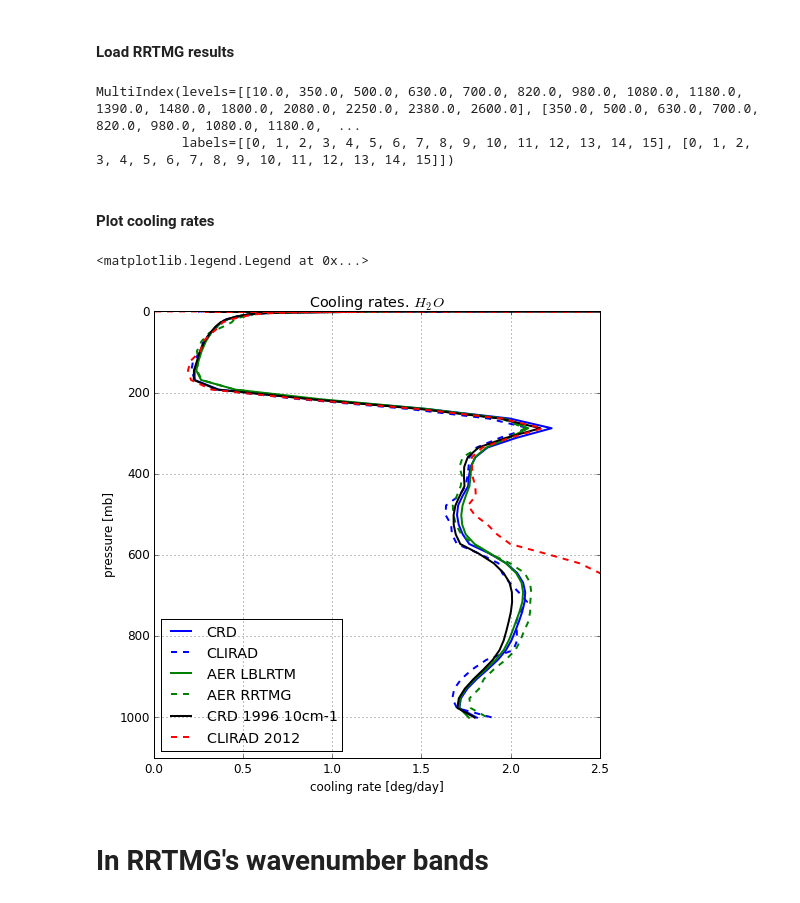
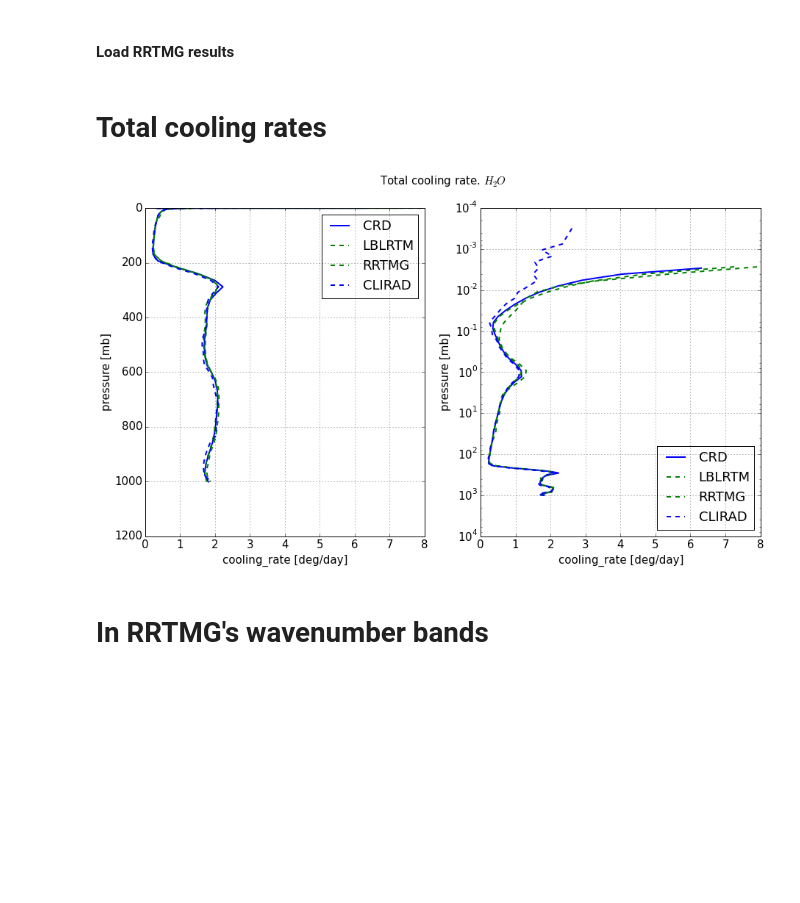
Before and after one commit to qAp/offline_radiation_notebooks, a Jupyter notebook: longwave_mls_H2O_tmp.ipynb, the cells around one changed output. Saved outputs shown, nothing was run; the diff lists cells and outputs as text; code cells hidden in the pictures; blank space fills up the shorter version.

Commit message:
refactor code to plot total cooling rate for mls H2O

```diff
--- a/longwave_mls_H2O_tmp.ipynb
+++ b/longwave_mls_H2O_tmp.ipynb
@@ -103,49 +81,36 @@ pres_rrtmg = .5 * (outrad.values[1:, 0] + outrad.values[:-1, 0])
-# %%
-pnl_rrtmg.items
-# %% [output]
-MultiIndex(levels=[[10.0, 350.0, 500.0, 630.0, 700.0, 820.0, 980.0, 1080.0, 1180.0, 1390.0, 1480.0, 1800.0, 2080.0, 2250.0, 2380.0, 2600.0], [350.0, 500.0, 630.0, 700.0, 820.0, 980.0, 1080.0, 1180.0,  ...
-           labels=[[0, 1, 2, 3, 4, 5, 6, 7, 8, 9, 10, 11, 12, 13, 14, 15], [0, 1, 2, 3, 4, 5, 6, 7, 8, 9, 10, 11, 12, 13, 14, 15]])
 # %% [markdown]
-#### Plot cooling rates
+# Total cooling rates
-# %%
-matplotlib.rcParams.update({'font.size': 12.})
-fig = plt.figure(figsize = (8, 8))
-
-ax = fig.add_subplot(111,\
-                     xlabel = 'cooling rate [deg/day]', xlim = [0, 2.5],
-                     ylabel = 'pressure [mb]', ylim = [1e-4, 1.1e3],
-                     title = 'Cooling rates. $H_2O$')
-
-#items = [ax.xaxis.label, ax.yaxis.label] + ax.get_xticklabels() + ax.get_yticklabels()
-#[item.set_fontsize(20) for item in items]
-
-lines = ax.plot(cor_lbl, pres_lbl, \
-                    cor_clirad, pres_clirad,
-                    cor_lblrtm, pres_lblrtm,
-                    cor_rrtmg, pres_rrtmg,
-                    cor_crd1, pres_crd1,
-                    rateT_clirad2012['cooling rates'], rateT_clirad2012['pressure'],)
-
-ax.set_yscale('linear')
-
-plt.grid(b = True)
-plt.gca().invert_yaxis()
-
-colours = ['b'] * 2 + ['g'] * 2 + ['k'] + ['r']
-linestyles = ['-', '--', '-', '--', '-', '--']
-[plt.setp(line, color = colour, linestyle = linestyle, linewidth = 2.) \
- for line, colour, linestyle in zip(lines, colours, linestyles) ]
-
-plt.legend(['CRD', 'CLIRAD',
-            'AER LBLRTM', 'AER RRTMG',
-            'CRD 1996 10cm-1',
-           'CLIRAD 2012'], loc = 'best')
-
-
-#plt.savefig('cor_mls_H2O_lineary.png')
-# %% [output]
-<matplotlib.legend.Legend at 0x...>
-[figure, removed]
+# %%
+def plot_total_cooling_rates(infos_wavenumber = None, infos_spectralband = None):
+    global molecule_name
+
+    names_wavenumber, colours_wavenumber, linestyles_wavenumber, pnls_wavenumber = \
+    map(list, zip(*infos_wavenumber))
+
+    dfs_wavenumber = [aeranalyse.sum_OUTPUT_RADSUM_over_wbands(pnl, V1 = 0, V2 = 3000) \
+                      for pnl in pnls_wavenumber]
+
+    names_spectralband, colours_spectralband, linestyles_spectralband, pnls_spectralband = \
+    map(list, zip(*infos_spectralband))
+
+    dfs_spectralband = [cliradanalyse.sum_OUTPUT_CLIRAD_over_wbands(pnl, wbands = range(1, 11))\
+                       for pnl in pnls_spectralband]
+
+    viz.plot_pres_vs_hrcr(dfs = dfs_wavenumber + dfs_spectralband,
+                          names = names_wavenumber + names_spectralband,
+                          linestyles = linestyles_wavenumber + linestyles_spectralband,
+                          colours = colours_wavenumber + colours_spectralband,
+                          title = 'Total cooling rate. {}'.format(name_molecule),
+                              cooling_rate = True)
+
+    display.display(plt.gcf()); plt.close()
+# %%
+plot_total_cooling_rates(infos_wavenumber = [('CRD', 'b', '-', pnl_crd),\
+                                            ('LBLRTM', 'g', '--', pnl_lblrtm),\
+                                            ('RRTMG', 'g', '--', pnl_rrtmg)],
+                        infos_spectralband = [('CLIRAD', 'b', '--', pnl_clirad)])
+# %% [output]
+[figure, added]
 # %% [markdown]
 # In RRTMG's wavenumber bands
 # %%
```
Also changed, not shown: parts of 5 cells of this notebook.
